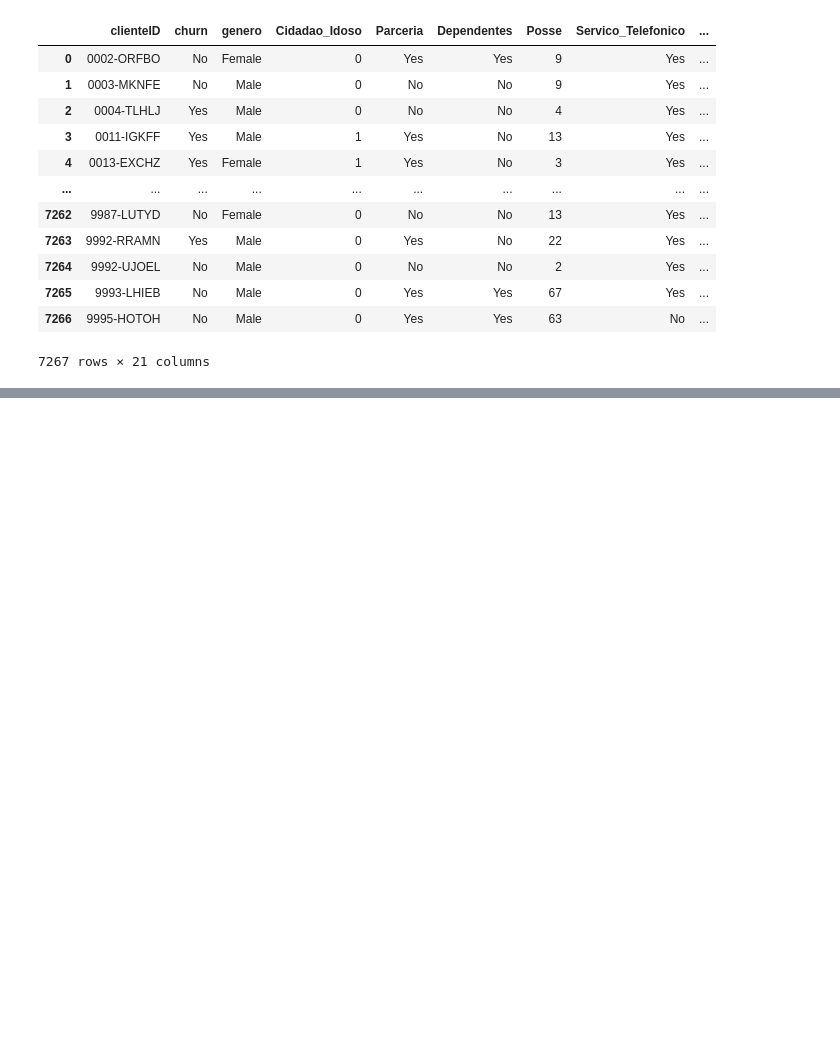
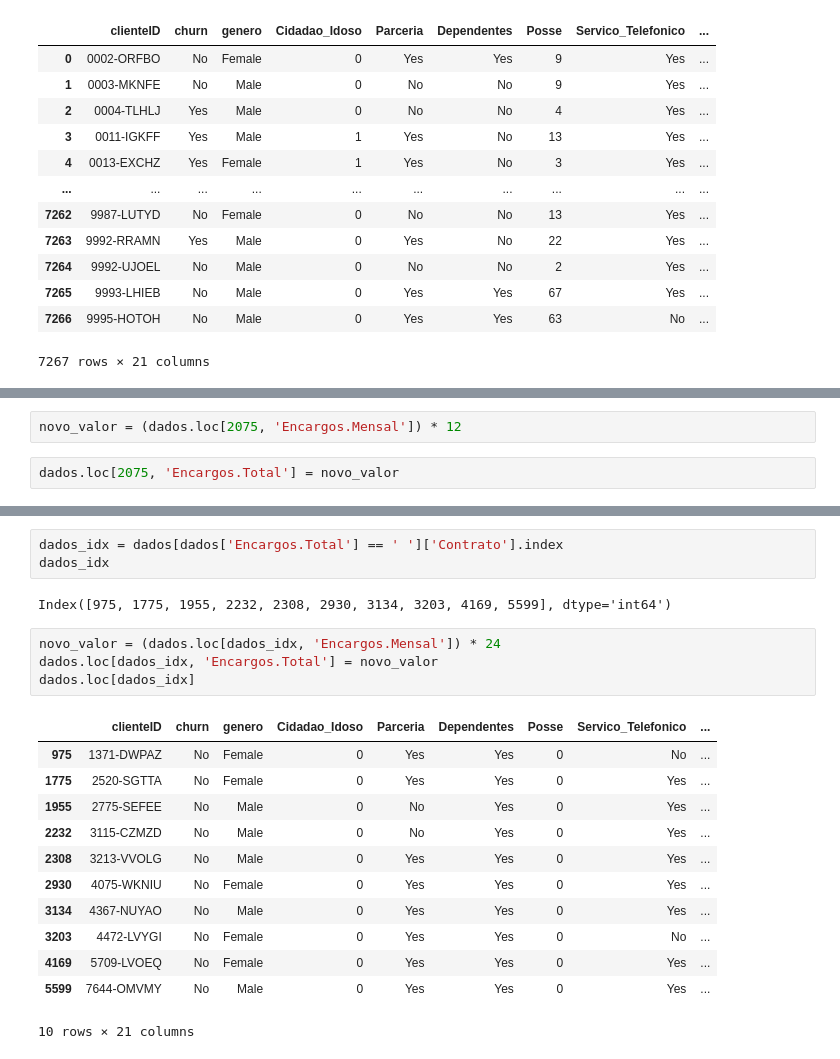
Before and after one commit to JvNeo/Estudo_Pandas, a Jupyter notebook: Alura_Challenge_Data_Science.ipynb, the cells around one changed output, grey strips where cells are left out. Cells and saved outputs as stored; diff of their text form; blank space fills up the shorter version.

```diff
--- a/Alura_Challenge_Data_Science.ipynb
+++ b/Alura_Challenge_Data_Science.ipynb
@@ -152,0 +174,4 @@ dados
+# %%
+novo_valor = (dados.loc[2075, 'Encargos.Mensal']) * 12
+# %%
+dados.loc[2075, 'Encargos.Total'] = novo_valor
@@ -152,0 +199,22 @@ dados
+# %%
+dados_idx = dados[dados['Encargos.Total'] == ' ']['Contrato'].index
+dados_idx
+# %% [output]
+Index([975, 1775, 1955, 2232, 2308, 2930, 3134, 3203, 4169, 5599], dtype='int64')
+# %%
+novo_valor = (dados.loc[dados_idx, 'Encargos.Mensal']) * 24
+dados.loc[dados_idx, 'Encargos.Total'] = novo_valor
+dados.loc[dados_idx]
+# %% [output]
+|  | clienteID | churn | genero | Cidadao_Idoso | Parceria | Dependentes | Posse | Servico_Telefonico | ... |
+| 975 | 1371-DWPAZ | No | Female | 0 | Yes | Yes | 0 | No | ... |
+| 1775 | 2520-SGTTA | No | Female | 0 | Yes | Yes | 0 | Yes | ... |
+| 1955 | 2775-SEFEE | No | Male | 0 | No | Yes | 0 | Yes | ... |
+| 2232 | 3115-CZMZD | No | Male | 0 | No | Yes | 0 | Yes | ... |
+| 2308 | 3213-VVOLG | No | Male | 0 | Yes | Yes | 0 | Yes | ... |
+| 2930 | 4075-WKNIU | No | Female | 0 | Yes | Yes | 0 | Yes | ... |
+| 3134 | 4367-NUYAO | No | Male | 0 | Yes | Yes | 0 | Yes | ... |
+| 3203 | 4472-LVYGI | No | Female | 0 | Yes | Yes | 0 | No | ... |
+| 4169 | 5709-LVOEQ | No | Female | 0 | Yes | Yes | 0 | Yes | ... |
+| 5599 | 7644-OMVMY | No | Male | 0 | Yes | Yes | 0 | Yes | ... |
+10 rows × 21 columns
```
Also changed, not shown: parts of 7 cells of this notebook.
